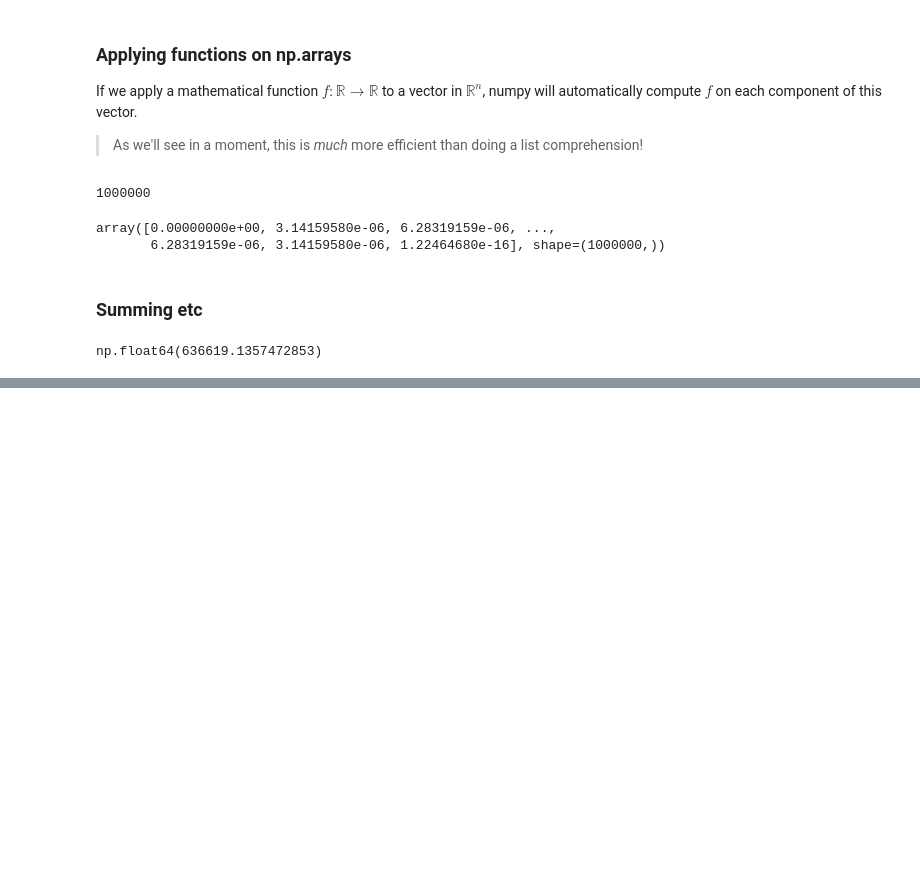
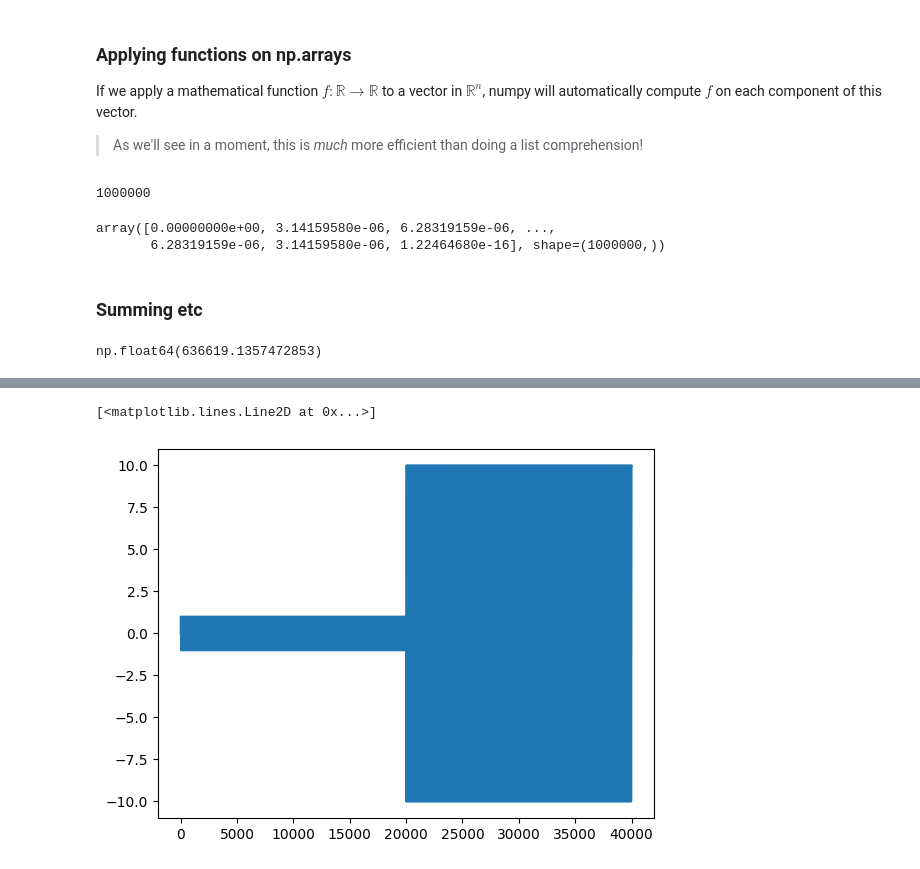
Before and after one commit to integralong/MAS4115, a Jupyter notebook: 8_audio_with_numpy_unsolved.ipynb, the cells around one changed output, grey strips where cells are left out. Drawn from its saved outputs; the diff is of its cells as text; code cells hidden in the pictures; blank space fills up the shorter version.

```diff
--- a/8_audio_with_numpy_unsolved.ipynb
+++ b/8_audio_with_numpy_unsolved.ipynb
@@ -138,0 +358,10 @@ np.float64(636619.1357472853)
+# %%
+# example with multiplication
+tone = make_tone(c_4_freq, 2) # creates an array of samples for 2 seconds
+
+tone[20_000:] *= 10 # take the second half (from sample 20,000 to the end)
+# *= 10 means: multiply every sample in that slice by 10
+
+play_sound(tone)
+
+# so this function becomes: first half : sample amplitude, second half: 10x amplitude
@@ -138,0 +370,5 @@ np.float64(636619.1357472853)
+# %%
+plt.plot(tone)
+# %% [output]
+[<matplotlib.lines.Line2D at 0x...>]
+[figure, added]
```
Also changed, not shown: parts of 32 cells of this notebook.
